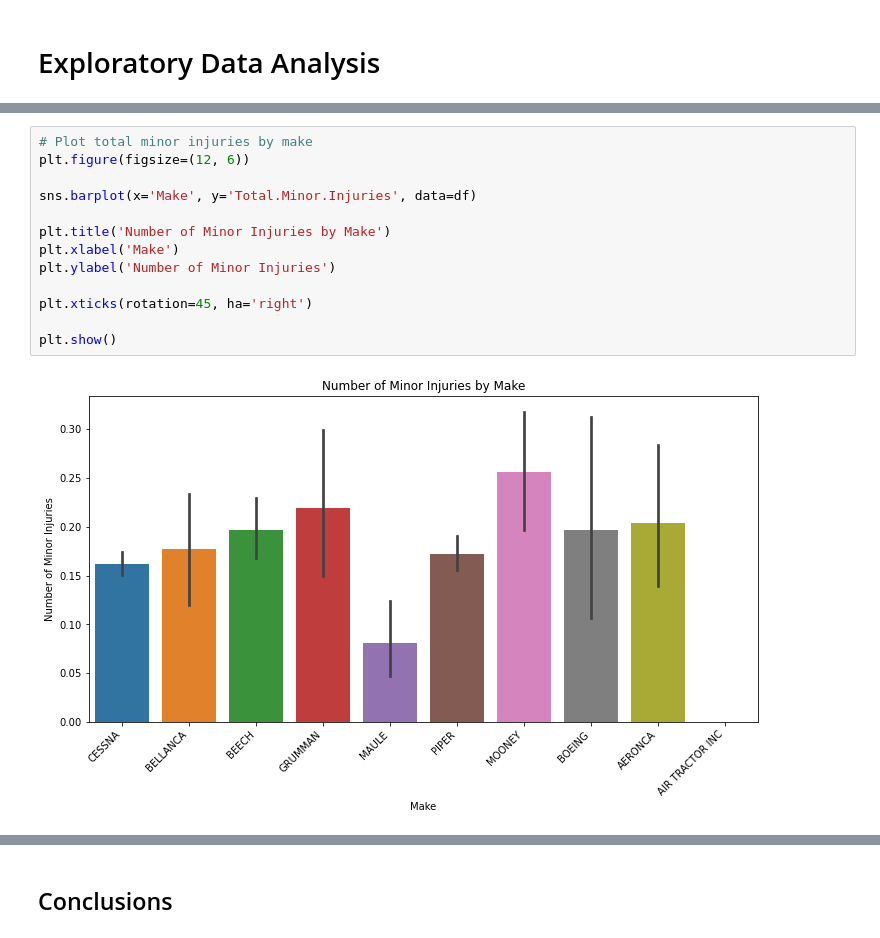
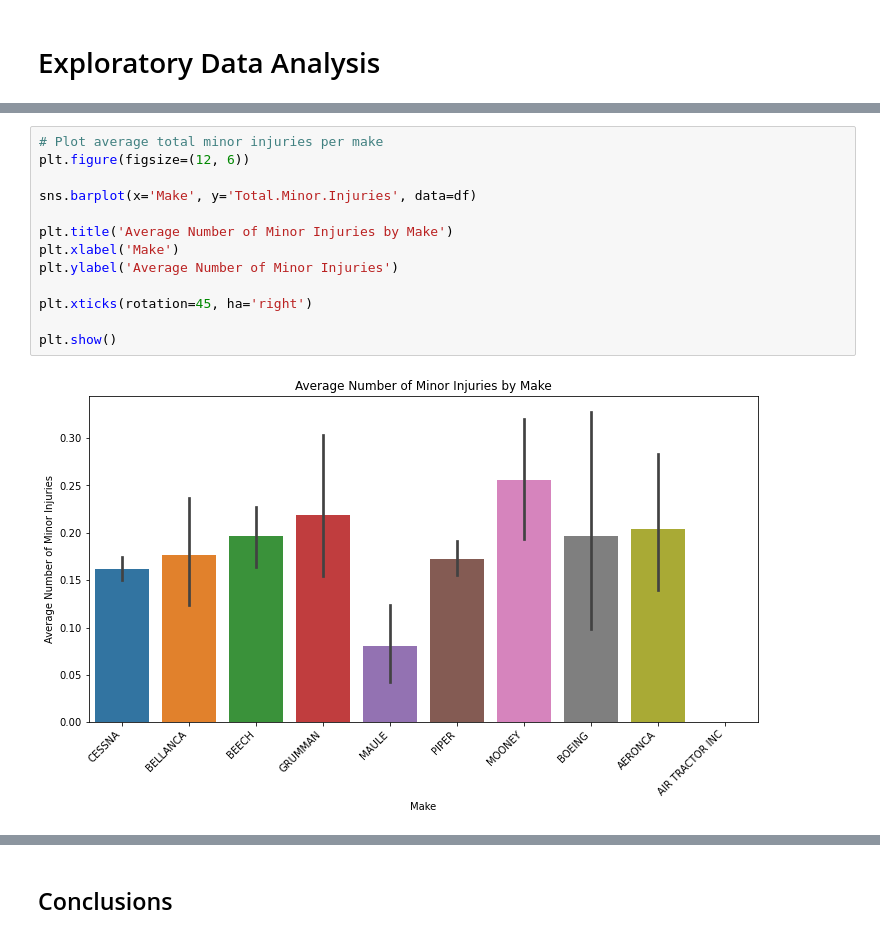
Before and after one commit to justinnllee/Aircraft_Safety_Analysis, a Jupyter notebook: notebook.ipynb, the cells around one changed output, grey strips where cells are left out. Saved outputs shown, nothing was run; the diff lists cells and outputs as text.

```diff
--- a/notebook.ipynb
+++ b/notebook.ipynb
@@ -291,16 +272,16 @@ plt.show()
 # %%
-# Plot total minor injuries by make
+# Plot average total minor injuries per make
 plt.figure(figsize=(12, 6))
 
 sns.barplot(x='Make', y='Total.Minor.Injuries', data=df)
 
-plt.title('Number of Minor Injuries by Make')
+plt.title('Average Number of Minor Injuries by Make')
 plt.xlabel('Make')
-plt.ylabel('Number of Minor Injuries')
+plt.ylabel('Average Number of Minor Injuries')
 
 plt.xticks(rotation=45, ha='right')
 
 plt.show()
 # %% [output]
-[figure, old version]
+[figure, new version]
 # %%
```
Also changed, not shown: parts of 31 cells of this notebook.
